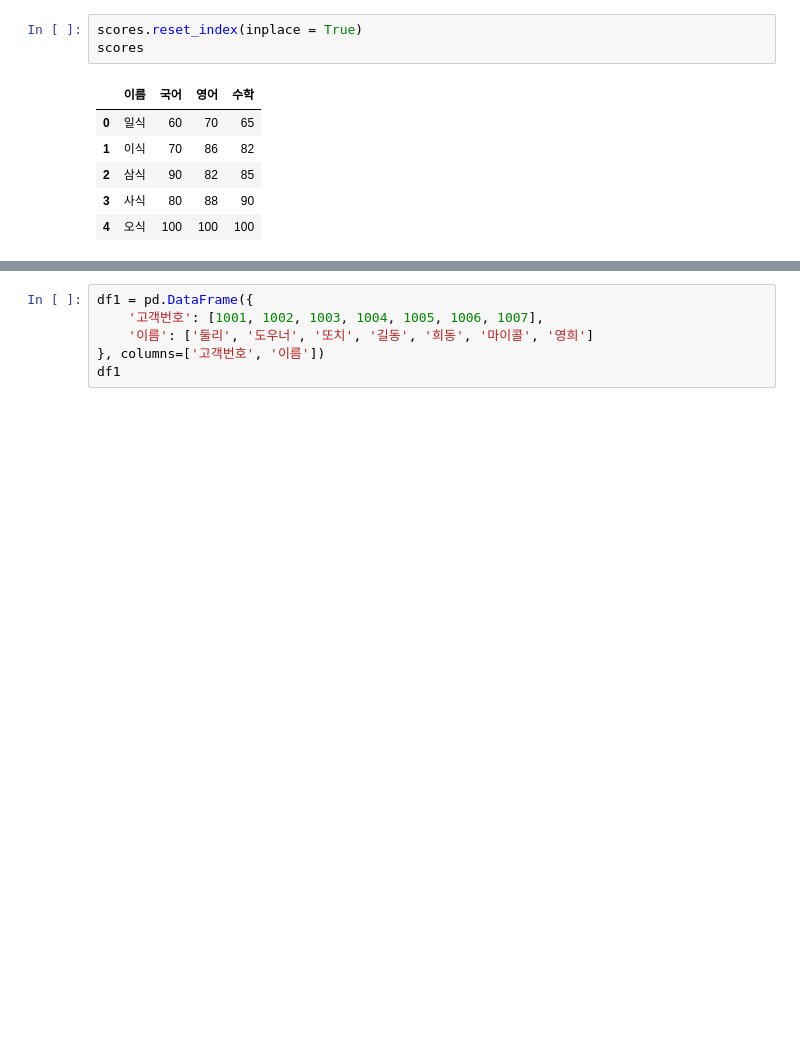
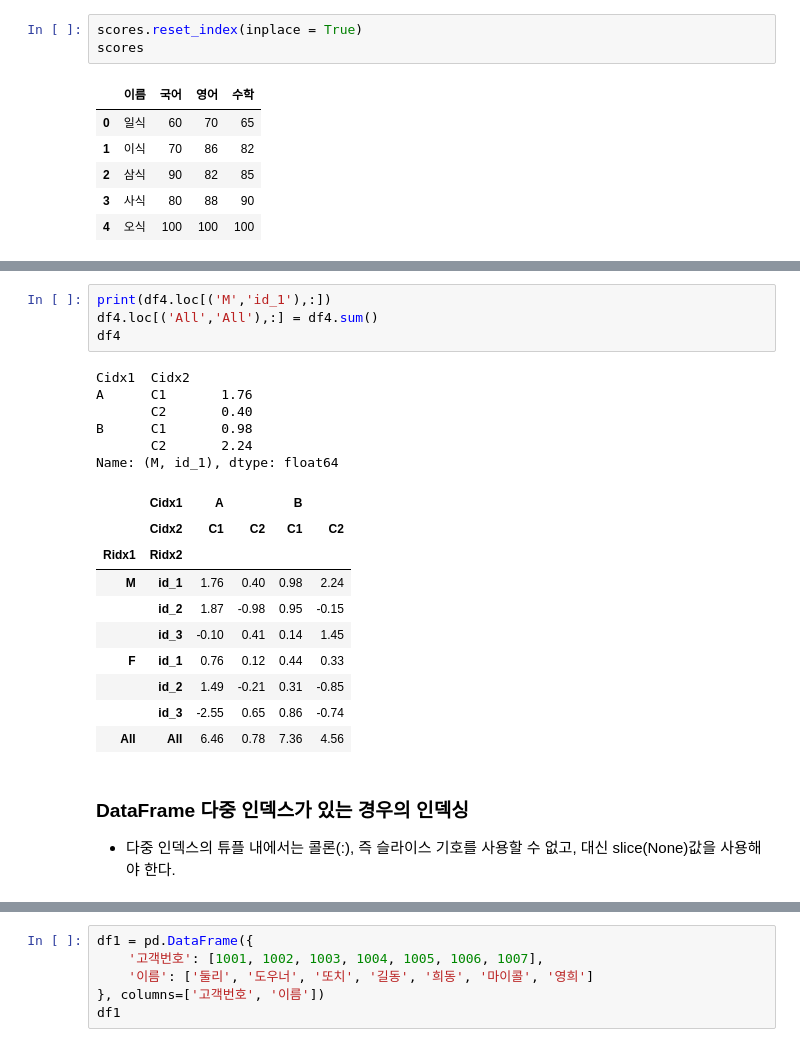
Before and after one commit to beongchang0423/python_basic, a Jupyter notebook: 7.Pandas_additional.ipynb, the cells around one changed output, grey strips where cells are left out. Cells and saved outputs as stored; diff of their text form; blank space fills up the shorter version.

```diff
--- a/7.Pandas_additional.ipynb
+++ b/7.Pandas_additional.ipynb
@@ -766,0 +957,24 @@ df4 = pd.DataFrame(np.round(np.random.randn(6,4),2),
+# %%
+print(df4.loc[('M','id_1'),:])
+df4.loc[('All','All'),:] = df4.sum()
+df4
+# %% [output]
+Cidx1  Cidx2
+A      C1       1.76
+       C2       0.40
+B      C1       0.98
+       C2       2.24
+Name: (M, id_1), dtype: float64
+|  | Cidx1 | A |  | B |  |
+|  | Cidx2 | C1 | C2 | C1 | C2 |
+| Ridx1 | Ridx2 |  |  |  |  |
+| M | id_1 | 1.76 | 0.40 | 0.98 | 2.24 |
+|  | id_2 | 1.87 | -0.98 | 0.95 | -0.15 |
+|  | id_3 | -0.10 | 0.41 | 0.14 | 1.45 |
+| F | id_1 | 0.76 | 0.12 | 0.44 | 0.33 |
+|  | id_2 | 1.49 | -0.21 | 0.31 | -0.85 |
+|  | id_3 | -2.55 | 0.65 | 0.86 | -0.74 |
+| All | All | 6.46 | 0.78 | 7.36 | 4.56 |
+# %% [markdown]
+### DataFrame 다중 인덱스가 있는 경우의 인덱싱
+- 다중 인덱스의 튜플 내에서는 콜론(:), 즉 슬라이스 기호를 사용할 수 없고, 대신 slice(None)값을 사용해야 한다.
```
Also changed, not shown: parts of 126 cells of this notebook, 3 other files.
